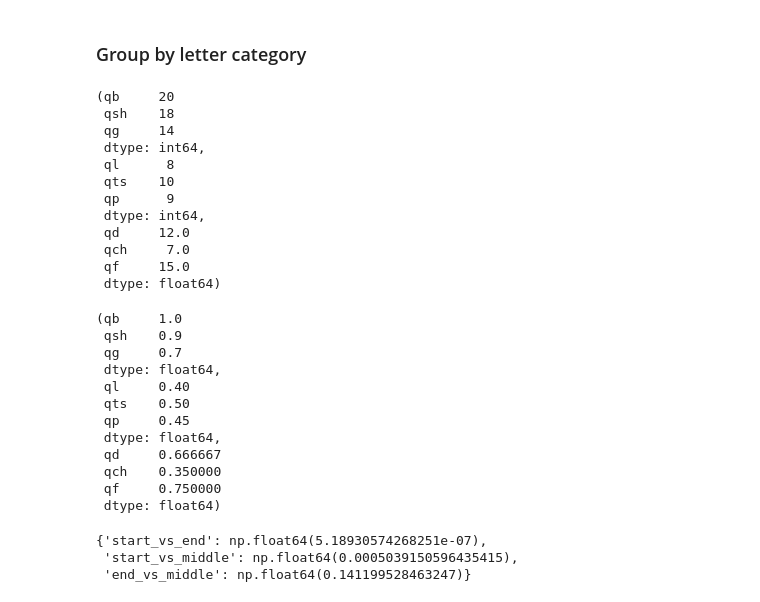
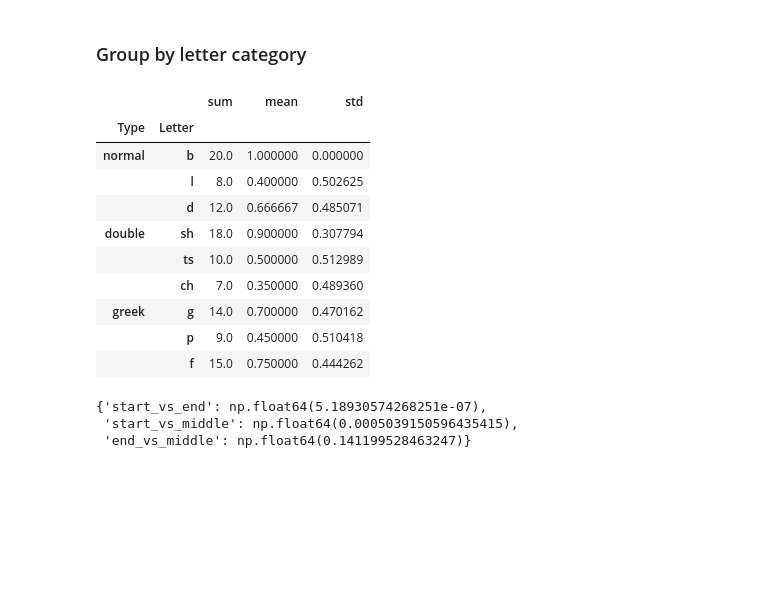
Before and after one commit to bragg13/ccs3, a Jupyter notebook: analysis.ipynb, the cells around one changed output. Saved outputs shown, nothing was run; the diff lists cells and outputs as text; code cells hidden in the pictures; blank space fills up the shorter version.

```diff
--- a/analysis.ipynb
+++ b/analysis.ipynb
@@ -243,33 +252,35 @@ greek = df[['qg', 'qp', 'qf']]
-# %%
-end.aggregate(['sum', 'mean', 'std'])
-# %% [output]
-(qb     20
- qsh    18
- qg     14
- dtype: int64,
- ql      8
- qts    10
- qp      9
- dtype: int64,
- qd     12.0
- qch     7.0
- qf     15.0
- dtype: float64)
-# %%
-start.mean(), end.mean(), middle.mean()
-# %% [output]
-(qb     1.0
- qsh    0.9
- qg     0.7
- dtype: float64,
- ql     0.40
- qts    0.50
- qp     0.45
- dtype: float64,
- qd     0.666667
- qch    0.350000
- qf     0.750000
- dtype: float64)
+# %%
+normal = df[['b', 'l', 'd']]
+double = df[['sh', 'ts', 'ch']]
+greek = df[['g', 'p', 'f']]
+# %%
+normal_agg = normal.aggregate(['sum', 'mean', 'std'])
+double_agg = double.aggregate(['sum', 'mean', 'std'])
+greek_agg = greek.aggregate(['sum', 'mean', 'std'])
+
+arrays = [
+    ['normal'] * 3 + ['double'] * 3 + ['greek'] * 3,
+    ['b', 'l', 'd', 'sh', 'ts', 'ch', 'g', 'p', 'f']
+]
+index = pd.MultiIndex.from_arrays(arrays, names=('Type', 'Letter'))
+
+# Combine the aggregated data
+combined = pd.concat([normal_agg.T, double_agg.T, greek_agg.T])
+combined.index = index
+
+combined
+# %% [output]
+|  |  | sum | mean | std |
+| Type | Letter |  |  |  |
+| normal | b | 20.0 | 1.000000 | 0.000000 |
+|  | l | 8.0 | 0.400000 | 0.502625 |
+|  | d | 12.0 | 0.666667 | 0.485071 |
+| double | sh | 18.0 | 0.900000 | 0.307794 |
+|  | ts | 10.0 | 0.500000 | 0.512989 |
+|  | ch | 7.0 | 0.350000 | 0.489360 |
+| greek | g | 14.0 | 0.700000 | 0.470162 |
+|  | p | 9.0 | 0.450000 | 0.510418 |
+|  | f | 15.0 | 0.750000 | 0.444262 |
 # %%
 _start = np.array(start).flatten()
 _end = np.array(end).flatten()
```
Also changed, not shown: parts of 7 cells of this notebook, 2 other files.
